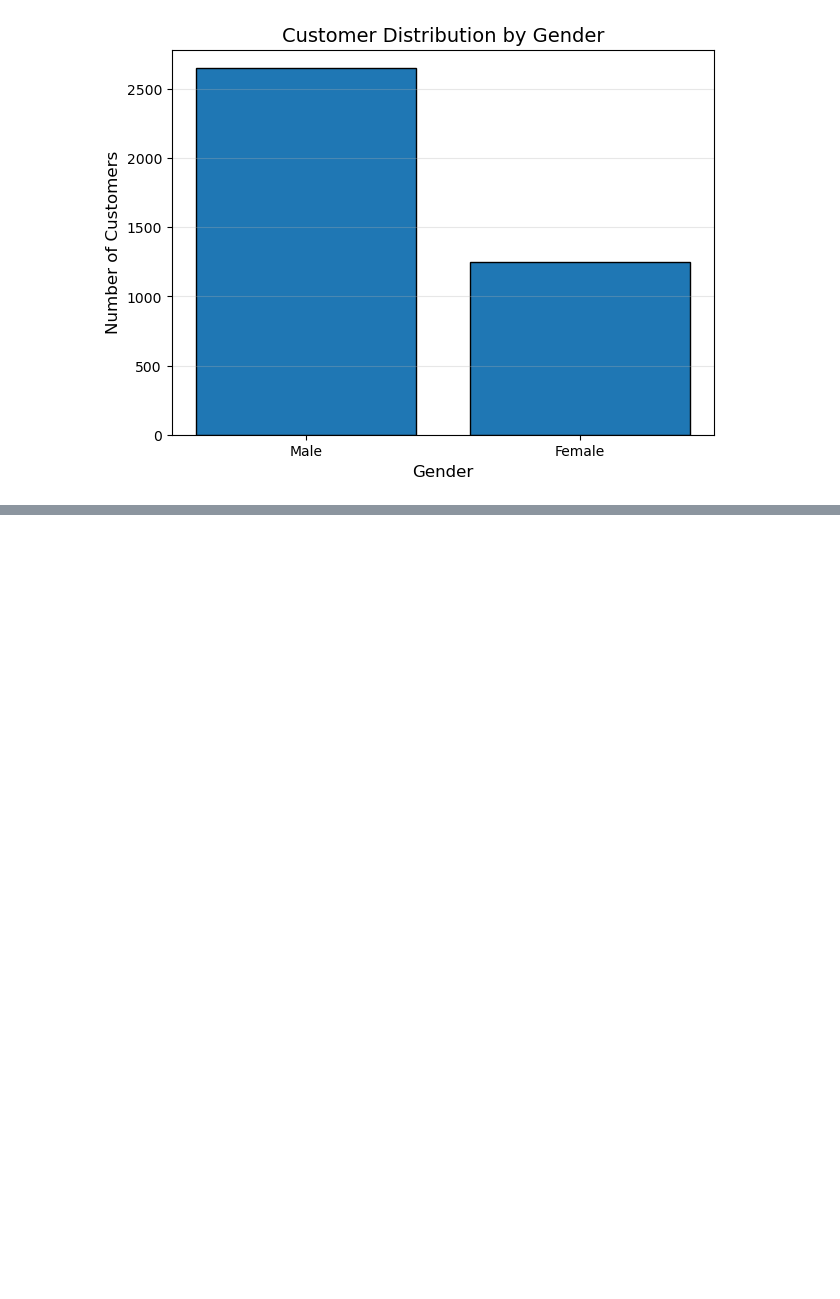
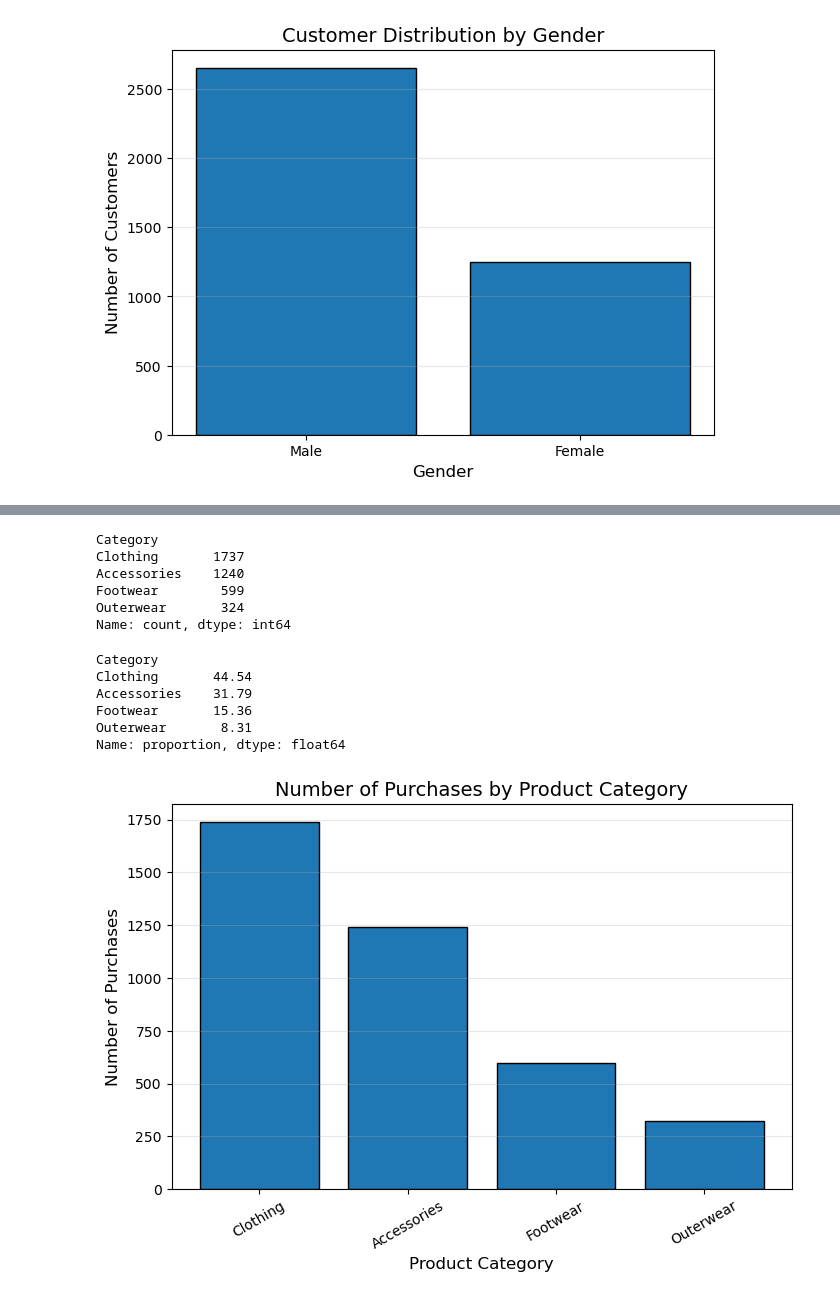
Before and after one commit to kalaranjani-a/customer-shopping-behavior-analysis, a Jupyter notebook: notebooks/customer_shopping_analysis.ipynb, the cells around one changed output, grey strips where cells are left out. Saved outputs shown, nothing was run; the diff lists cells and outputs as text; code cells hidden in the pictures; blank space fills up the shorter version.

```diff
--- a/notebooks/customer_shopping_analysis.ipynb
+++ b/notebooks/customer_shopping_analysis.ipynb
@@ -614,0 +584,54 @@ Understanding the gender distribution of customers provides insight into the com
+# %%
+category_counts = df["Category"].value_counts()
+
+category_counts
+# %% [output]
+Category
+Clothing       1737
+Accessories    1240
+Footwear        599
+Outerwear       324
+Name: count, dtype: int64
+# %%
+category_percentage = (
+    df["Category"]
+    .value_counts(normalize=True)
+    .mul(100)
+    .round(2)
+)
+
+category_percentage
+# %% [output]
+Category
+Clothing       44.54
+Accessories    31.79
+Footwear       15.36
+Outerwear       8.31
+Name: proportion, dtype: float64
+# %%
+category_counts_sorted = category_counts.sort_values(ascending=False)
+plt.figure(figsize=(8,5))
+
+plt.bar(
+    category_counts_sorted.index,
+    category_counts_sorted.values,
+    edgecolor="black"
+)
+
+plt.title("Number of Purchases by Product Category", fontsize=14)
+plt.xlabel("Product Category", fontsize=12)
+plt.ylabel("Number of Purchases", fontsize=12)
+
+plt.xticks(rotation=30)
+
+plt.grid(axis="y", alpha=0.3)
+
+plt.savefig(
+    "../images/product_category_distribution.png",
+    dpi=300,
+    bbox_inches="tight"
+)
+
+plt.show()
+# %% [output]
+[figure, added]
```
Also changed, not shown: parts of 43 cells of this notebook, 4 other files.
